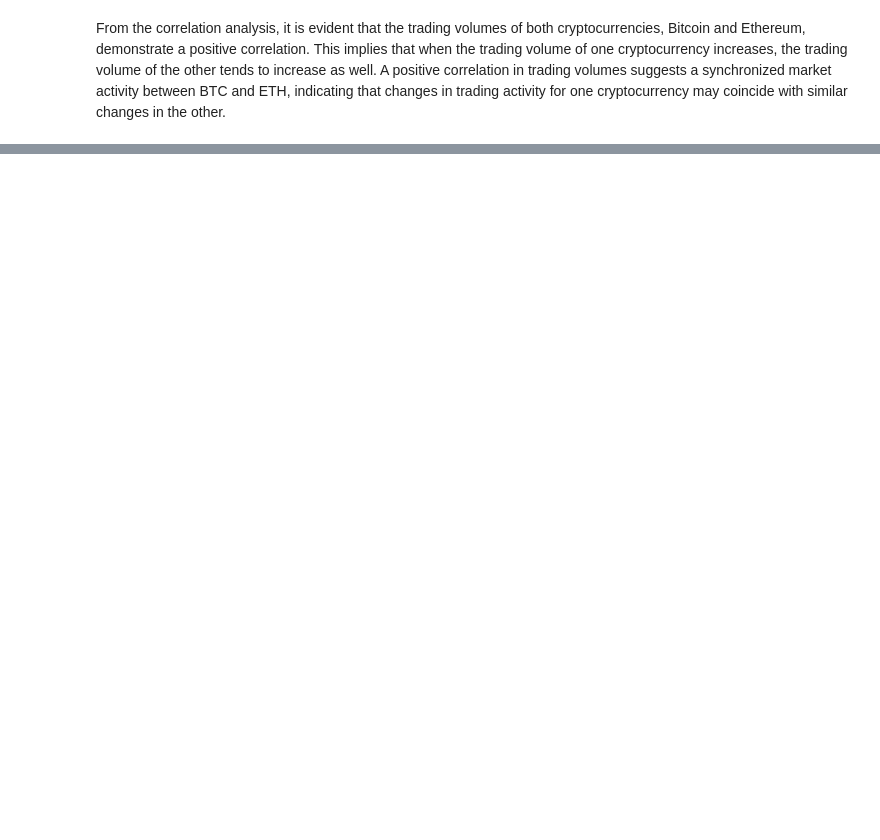
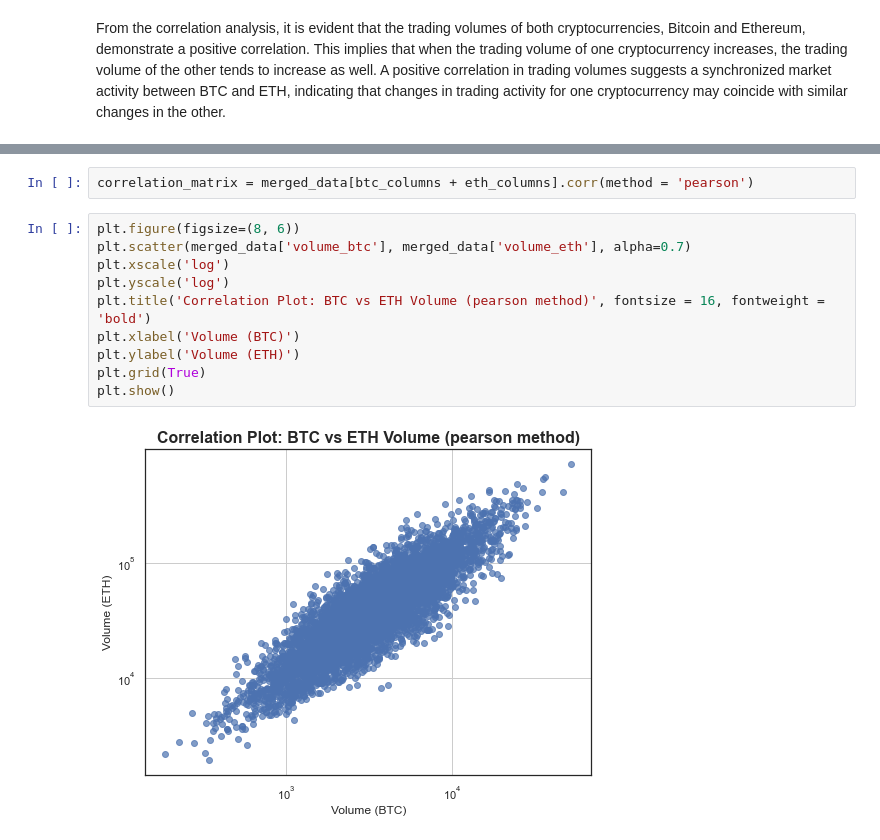
Before and after one commit to agoncharova/coin_insights, a Jupyter notebook: cryptocurrency.ipynb, the cells around one changed output, grey strips where cells are left out. Cells and saved outputs as stored; diff of their text form; blank space fills up the shorter version.

```diff
--- a/cryptocurrency.ipynb
+++ b/cryptocurrency.ipynb
@@ -170,0 +172,14 @@ correlation_matrix
+# %%
+correlation_matrix = merged_data[btc_columns + eth_columns].corr(method = 'pearson')
+# %%
+plt.figure(figsize=(8, 6))
+plt.scatter(merged_data['volume_btc'], merged_data['volume_eth'], alpha=0.7)
+plt.xscale('log')
+plt.yscale('log')
+plt.title('Correlation Plot: BTC vs ETH Volume (pearson method)', fontsize = 16, fontweight = 'bold')
+plt.xlabel('Volume (BTC)')
+plt.ylabel('Volume (ETH)')
+plt.grid(True)
+plt.show()
+# %% [output]
+[figure, added]
```
Also changed, not shown: parts of 12 cells of this notebook, 1 other file.
